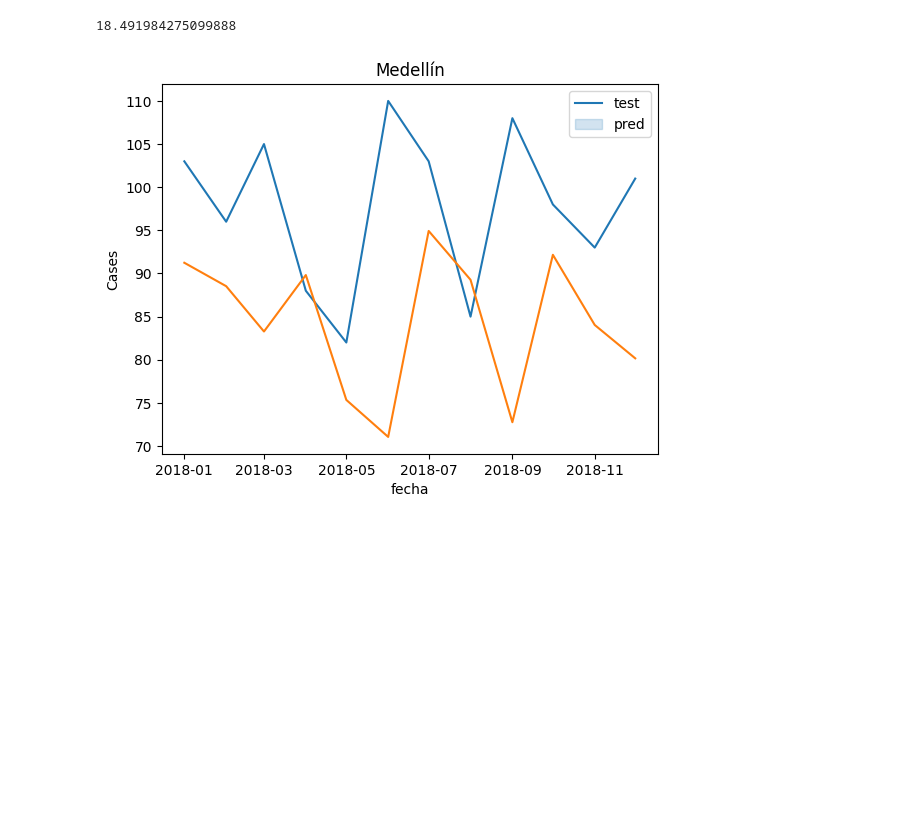
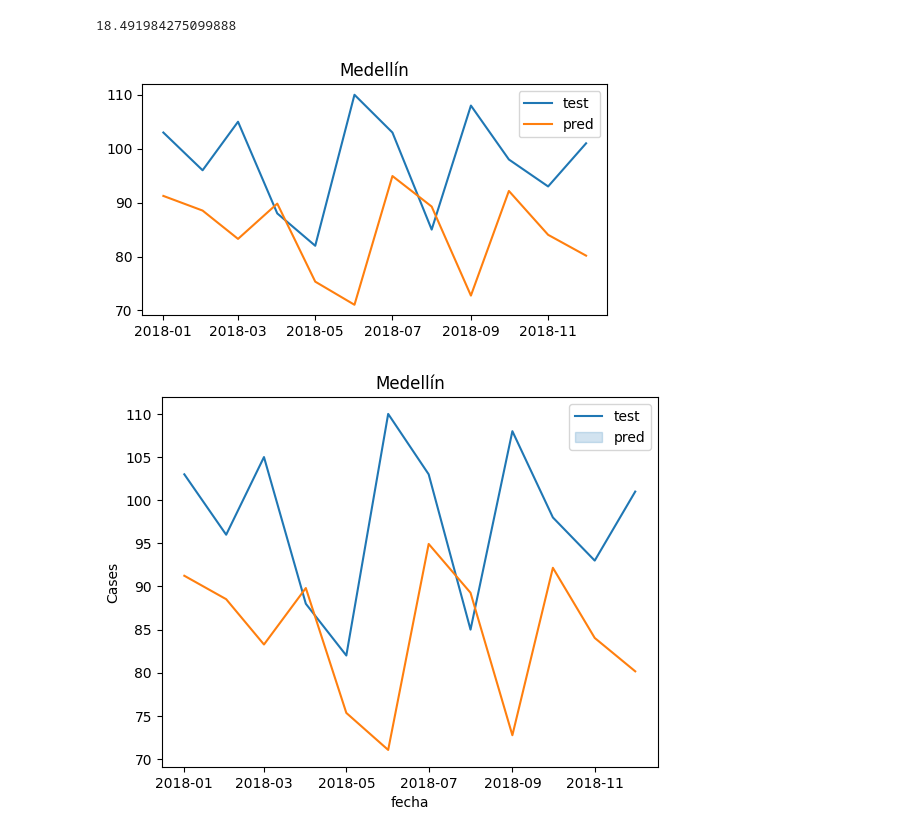
Before and after one commit to fjmoyao/dengue-prediction-EMA, a Jupyter notebook: notebooks/Model_Implementation.ipynb, the cells around one changed output. Saved outputs shown, nothing was run; the diff lists cells and outputs as text; code cells hidden in the pictures; blank space fills up the shorter version.

Commit message:
modified visualizations

```diff
--- a/notebooks/Model_Implementation.ipynb
+++ b/notebooks/Model_Implementation.ipynb
@@ -199,4 +199,13 @@ y_pred_med = pd.DataFrame(data= y_pred_med, columns = y_med.columns, index= y_me
 np.sqrt(mean_squared_error(y_med, y_pred_med))
 # %% [output]
 18.491984275099888
+# %%
+plt.subplot(221)
+plt.figure(figsize=(6,3))
+plt.plot(y_med)
+plt.plot(y_pred_med)
+plt.title("Medellín");
+plt.legend(labels=["test", "pred"]);
+# %% [output]
+[figure, added]
 # %%
```
Also changed, not shown: parts of 4 cells of this notebook.
